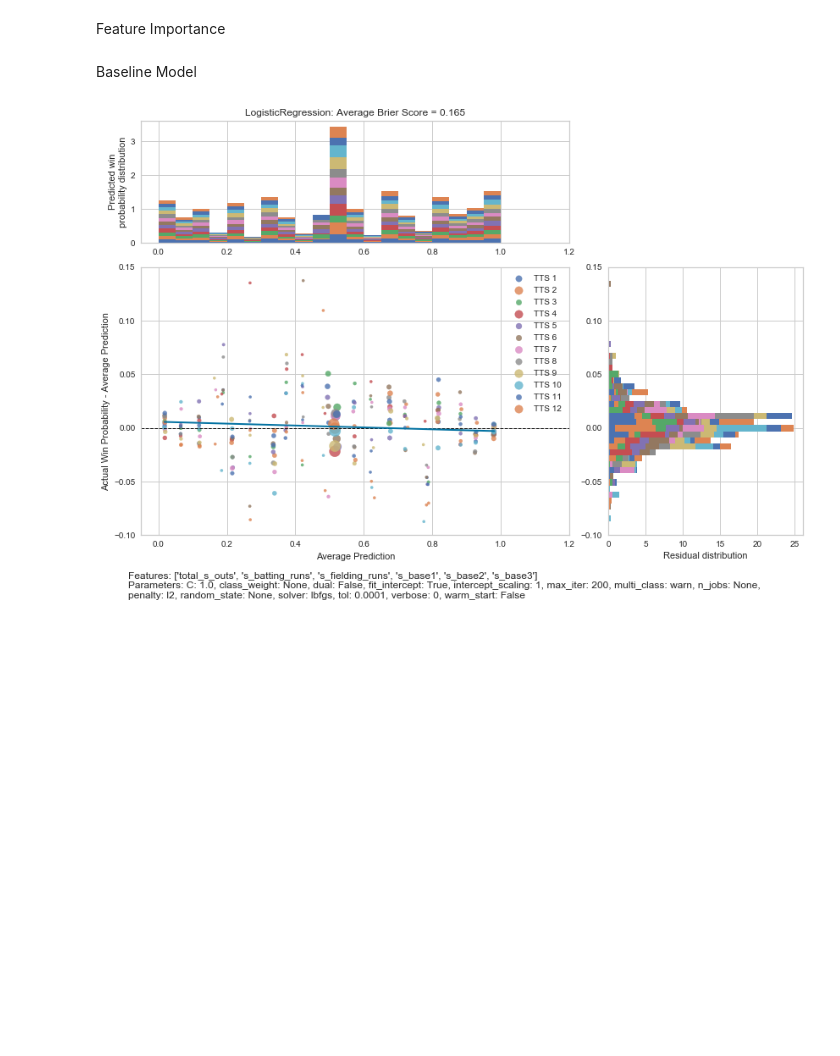
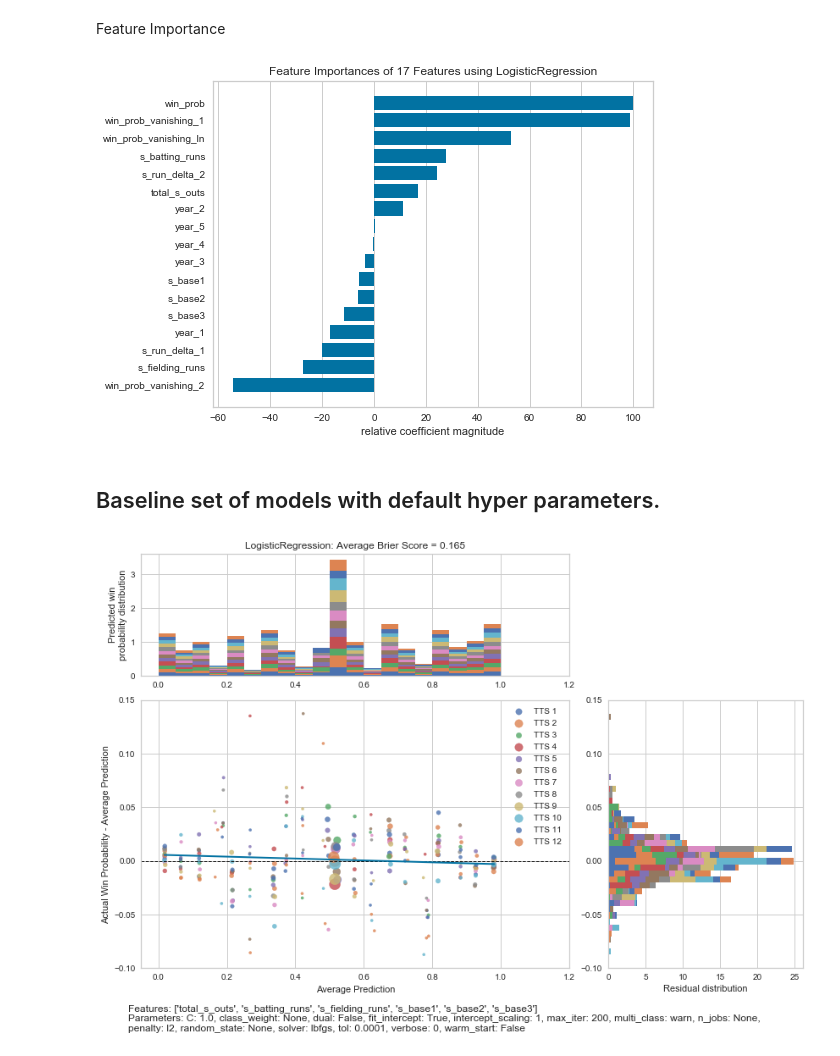
Before and after one commit to fagan2888/Baseball-Hall-of-Fame, a Jupyter notebook: clutchness_01.ipynb, the cells around one changed output. Saved outputs shown, nothing was run; the diff lists cells and outputs as text; code cells hidden in the pictures; blank space fills up the shorter version.

```diff
--- a/clutchness_01.ipynb
+++ b/clutchness_01.ipynb
@@ -545,13 +545,18 @@ Manifold Viz
 # %% [markdown]
 Feature Importance
 # %%
-# visualizer = FeatureImportances(features=features)
 
-# visualizer.fit(X, y)
-# visualizer.transform(X)
-# visualizer.poof()
+fig = plt.figure()
+ax = fig.add_subplot()
+
+visualizer = FeatureImportances(LogisticRegression(), ax=ax)
+
+visualizer.fit(X, y)
+visualizer.poof()
+# %% [output]
+[figure, added]
-# %% [markdown]
-Baseline Model
+# %% [markdown]
+## Baseline set of models with default hyper parameters.
 # %%
 features = ['total_s_outs', 's_batting_runs', 's_fielding_runs', 's_base1', 's_base2', 's_base3']
 X = df[features]
```
Also changed, not shown: parts of 12 cells of this notebook.
